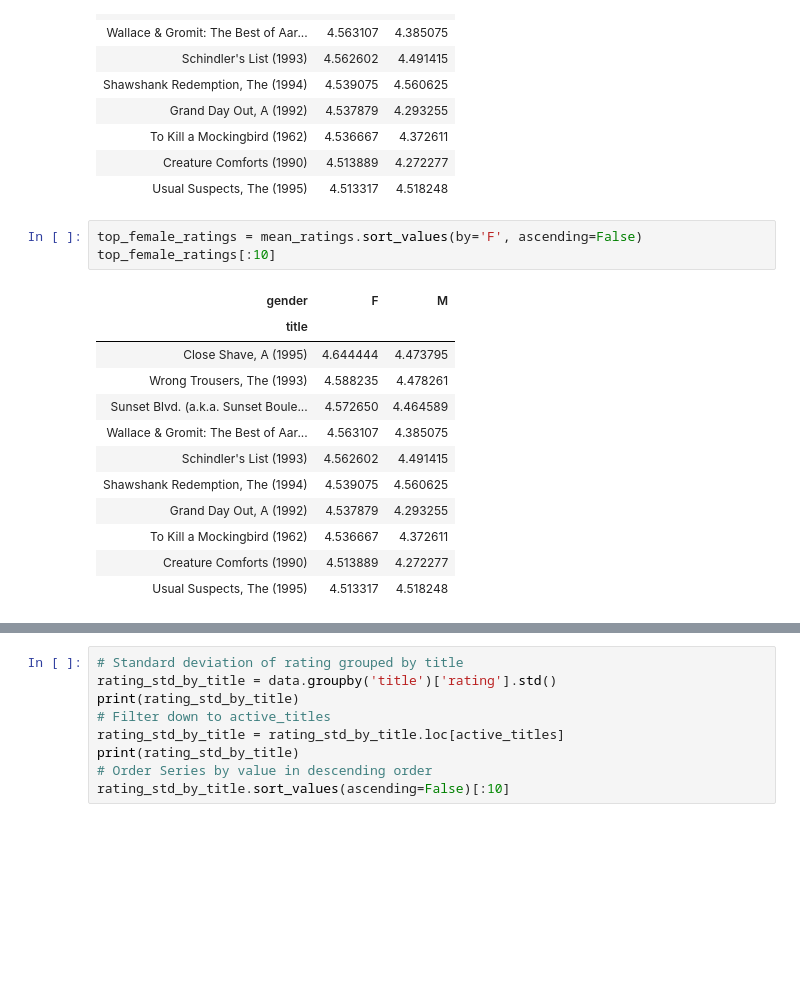
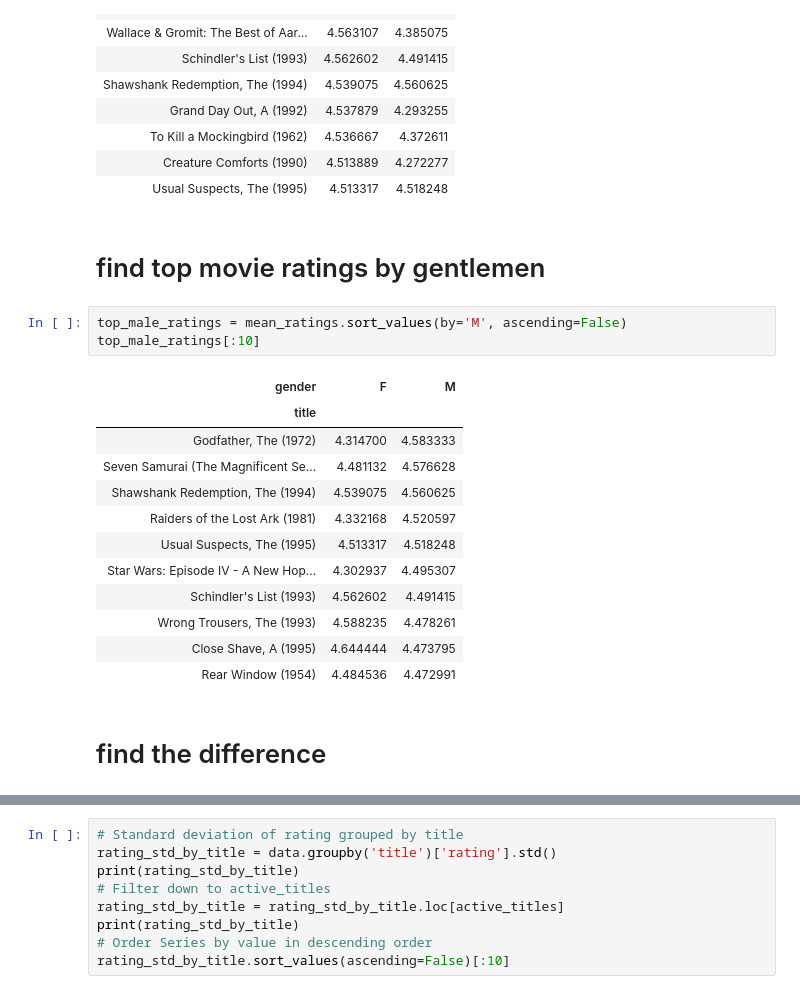
Before and after one commit to enuguru/DataScienceLevelTwo, a Jupyter notebook: casestudies/movie_ratings/movie_ratings.ipynb, the cells around one changed output, grey strips where cells are left out. Drawn from its saved outputs; the diff is of its cells as text; blank space fills up the shorter version.

```diff
--- a/casestudies/movie_ratings/movie_ratings.ipynb
+++ b/casestudies/movie_ratings/movie_ratings.ipynb
@@ -175,20 +235,24 @@ top_female_ratings[:10]
 | To Kill a Mockingbird (1962) | 4.536667 | 4.372611 |
 | Creature Comforts (1990) | 4.513889 | 4.272277 |
 | Usual Suspects, The (1995) | 4.513317 | 4.518248 |
+# %% [markdown]
+# find top movie ratings by gentlemen
 # %%
-top_female_ratings = mean_ratings.sort_values(by='F', ascending=False)
-top_female_ratings[:10]
+top_male_ratings = mean_ratings.sort_values(by='M', ascending=False)
+top_male_ratings[:10]
 # %% [output]
 | gender | F | M |
 | title |  |  |
+| Godfather, The (1972) | 4.314700 | 4.583333 |
+| Seven Samurai (The Magnificent Se... | 4.481132 | 4.576628 |
+| Shawshank Redemption, The (1994) | 4.539075 | 4.560625 |
+| Raiders of the Lost Ark (1981) | 4.332168 | 4.520597 |
+| Usual Suspects, The (1995) | 4.513317 | 4.518248 |
+| Star Wars: Episode IV - A New Hop... | 4.302937 | 4.495307 |
+| Schindler's List (1993) | 4.562602 | 4.491415 |
+| Wrong Trousers, The (1993) | 4.588235 | 4.478261 |
 | Close Shave, A (1995) | 4.644444 | 4.473795 |
-| Wrong Trousers, The (1993) | 4.588235 | 4.478261 |
-| Sunset Blvd. (a.k.a. Sunset Boule... | 4.572650 | 4.464589 |
-| Wallace & Gromit: The Best of Aar... | 4.563107 | 4.385075 |
-| Schindler's List (1993) | 4.562602 | 4.491415 |
-| Shawshank Redemption, The (1994) | 4.539075 | 4.560625 |
-| Grand Day Out, A (1992) | 4.537879 | 4.293255 |
-| To Kill a Mockingbird (1962) | 4.536667 | 4.372611 |
-| Creature Comforts (1990) | 4.513889 | 4.272277 |
-| Usual Suspects, The (1995) | 4.513317 | 4.518248 |
+| Rear Window (1954) | 4.484536 | 4.472991 |
+# %% [markdown]
+# find the difference
 # %%
```
Also changed, not shown: parts of 22 cells of this notebook, 17 other files.
